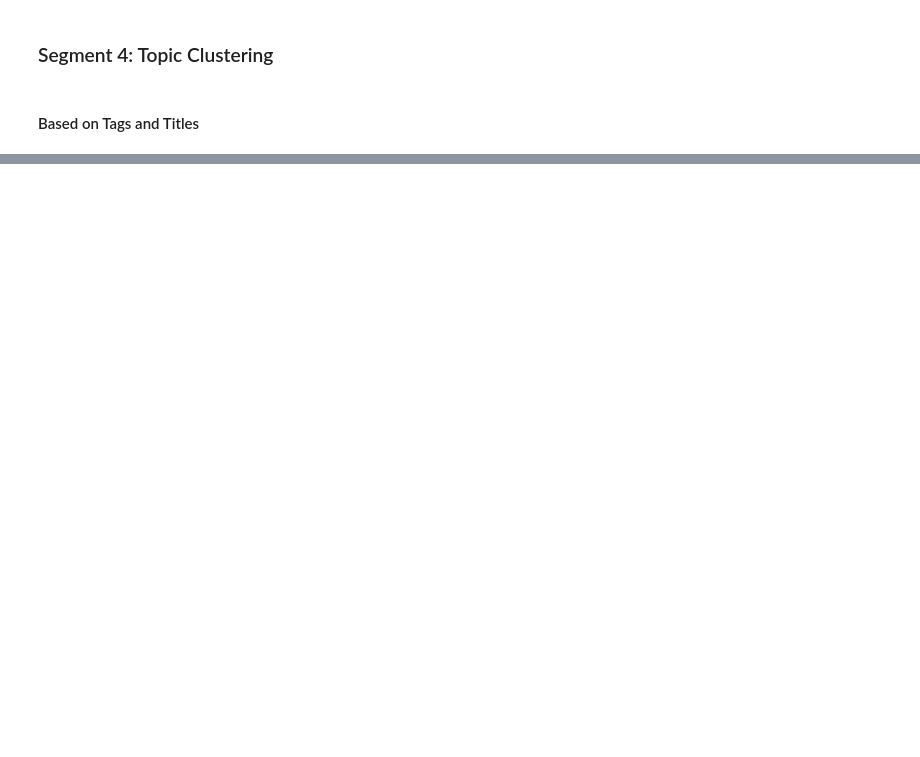
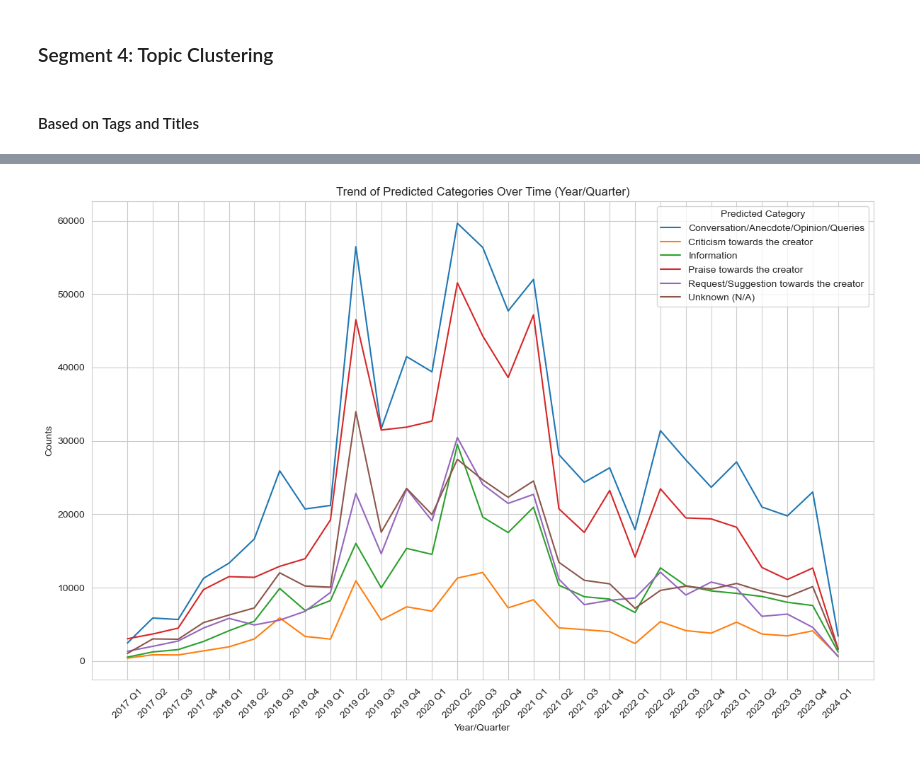
Before and after one commit to jaiiraaaaaa/thesis_EDA, a Jupyter notebook: Thesis_EDA.ipynb, the cells around one changed output, grey strips where cells are left out. Saved outputs shown, nothing was run; the diff lists cells and outputs as text; code cells hidden in the pictures; blank space fills up the shorter version.

```diff
--- a/Thesis_EDA.ipynb
+++ b/Thesis_EDA.ipynb
@@ -342,0 +392,24 @@ Distribution of Channel Countries
+# %%
+# Visualization 3: Trend Analysis Over Time (Year/Quarter)
+time_grouped = merged_data.groupby(['year', 'quarter', 'Predicted_Category'], observed=True).size().reset_index(name='counts')
+
+# Convert year and quarter to int and then to string while creating 'Year-Quarter' column
+time_grouped['Year-Quarter'] = time_grouped['year'].astype(int).astype(str) + ' Q' + time_grouped['quarter'].astype(int).astype(str)
+
+# Setting the figure size and style
+plt.figure(figsize=(12, 8))
+
+# Drawing a line plot for each category
+for category in time_grouped['Predicted_Category'].unique():
+    subset = time_grouped[time_grouped['Predicted_Category'] == category]
+    sns.lineplot(data=subset, x='Year-Quarter', y='counts', label=category)
+
+plt.title('Trend of Predicted Categories Over Time (Year/Quarter)')
+plt.xlabel('Year/Quarter')
+plt.ylabel('Counts')
+plt.xticks(rotation=45)
+plt.legend(title='Predicted Category')
+plt.tight_layout()
+plt.show()
+# %% [output]
+[figure, added]
```
Also changed, not shown: parts of 21 cells of this notebook.
